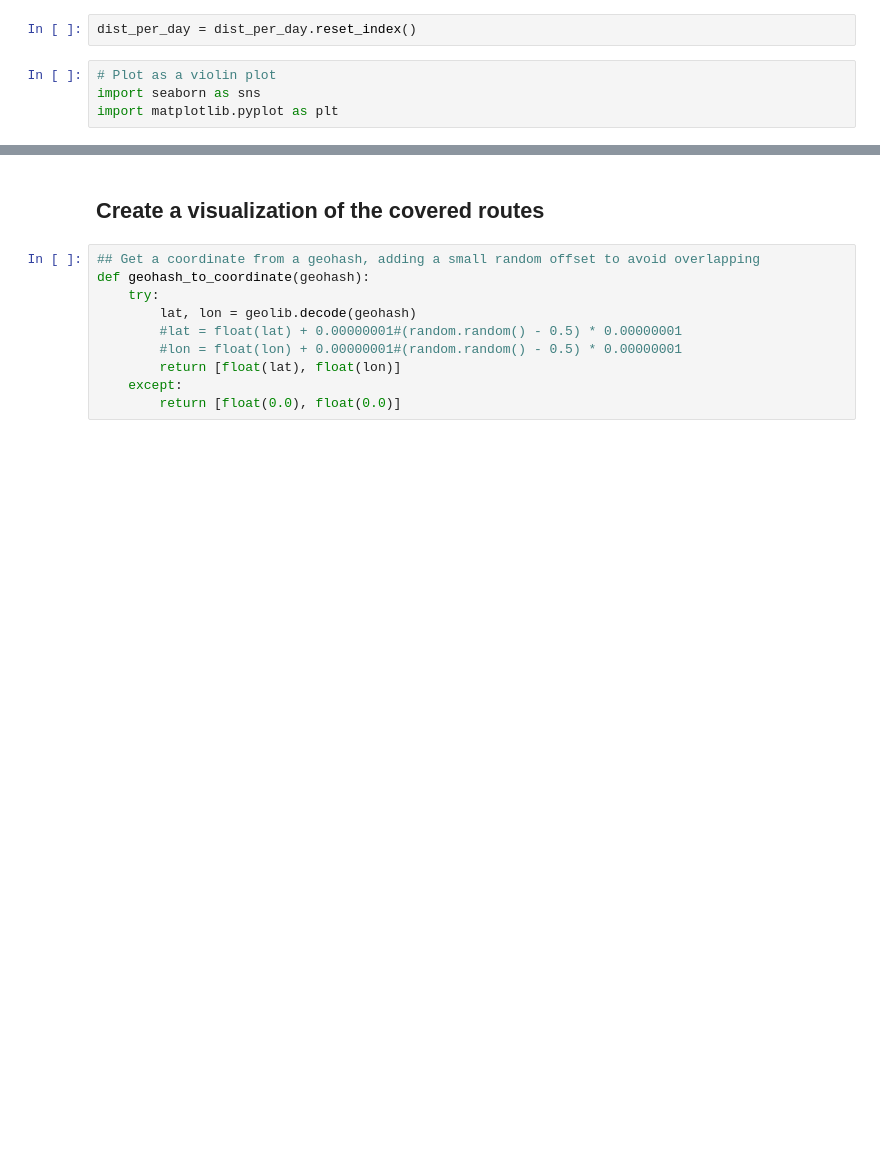
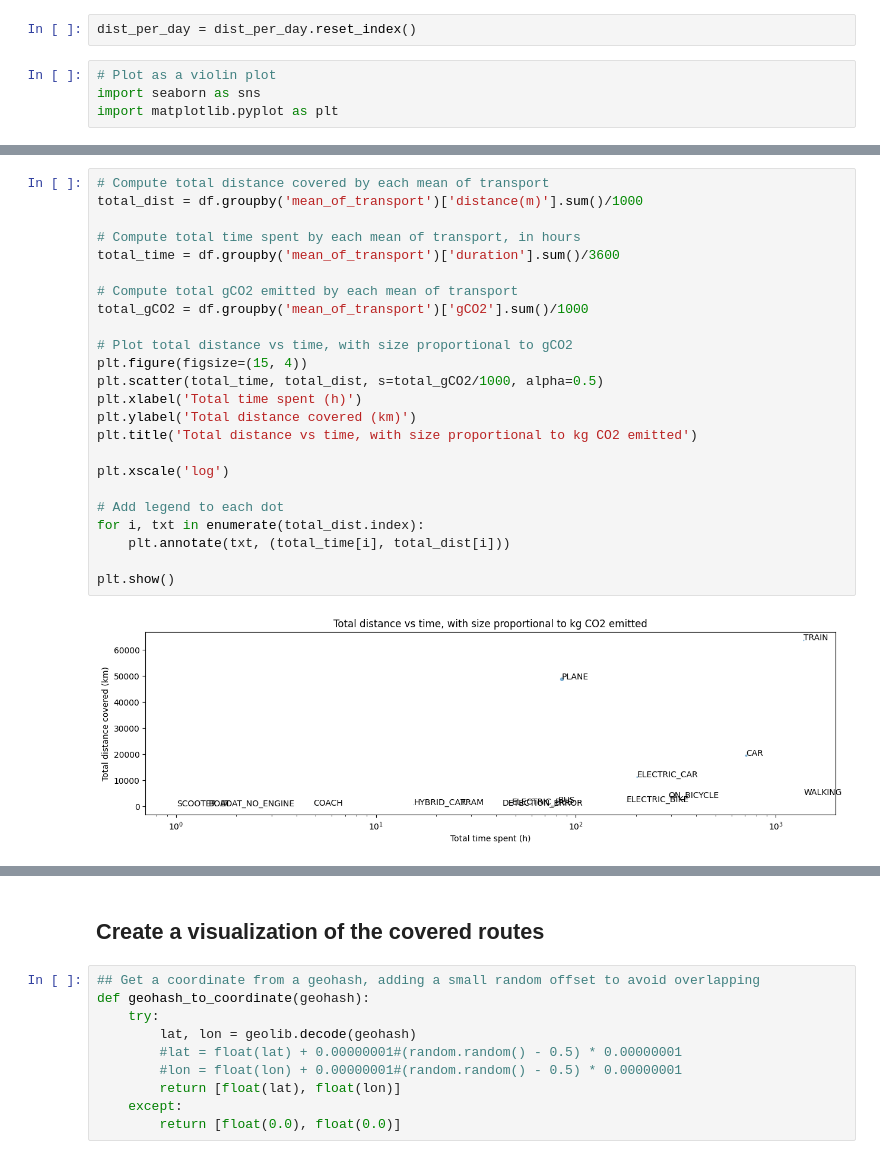
Before and after one commit to colombmo/SWICE_analysis, a Jupyter notebook: movements_analysis.ipynb, the cells around one changed output, grey strips where cells are left out. Cells and saved outputs as stored; diff of their text form; blank space fills up the shorter version.

```diff
--- a/movements_analysis.ipynb
+++ b/movements_analysis.ipynb
@@ -252,0 +258,26 @@ Passing `palette` without assigning `hue` is deprecated and will be removed in v
+# %%
+# Compute total distance covered by each mean of transport
+total_dist = df.groupby('mean_of_transport')['distance(m)'].sum()/1000
+
+# Compute total time spent by each mean of transport, in hours
+total_time = df.groupby('mean_of_transport')['duration'].sum()/3600
+
+# Compute total gCO2 emitted by each mean of transport
+total_gCO2 = df.groupby('mean_of_transport')['gCO2'].sum()/1000
+
+# Plot total distance vs time, with size proportional to gCO2
+plt.figure(figsize=(15, 4))
+plt.scatter(total_time, total_dist, s=total_gCO2/1000, alpha=0.5)
+plt.xlabel('Total time spent (h)')
+plt.ylabel('Total distance covered (km)')
+plt.title('Total distance vs time, with size proportional to kg CO2 emitted')
+
+plt.xscale('log')
+
+# Add legend to each dot
+for i, txt in enumerate(total_dist.index):
+    plt.annotate(txt, (total_time[i], total_dist[i]))
+
+plt.show()
+# %% [output]
+[figure, added]
```
Also changed, not shown: parts of 37 cells of this notebook, 20 other files.
